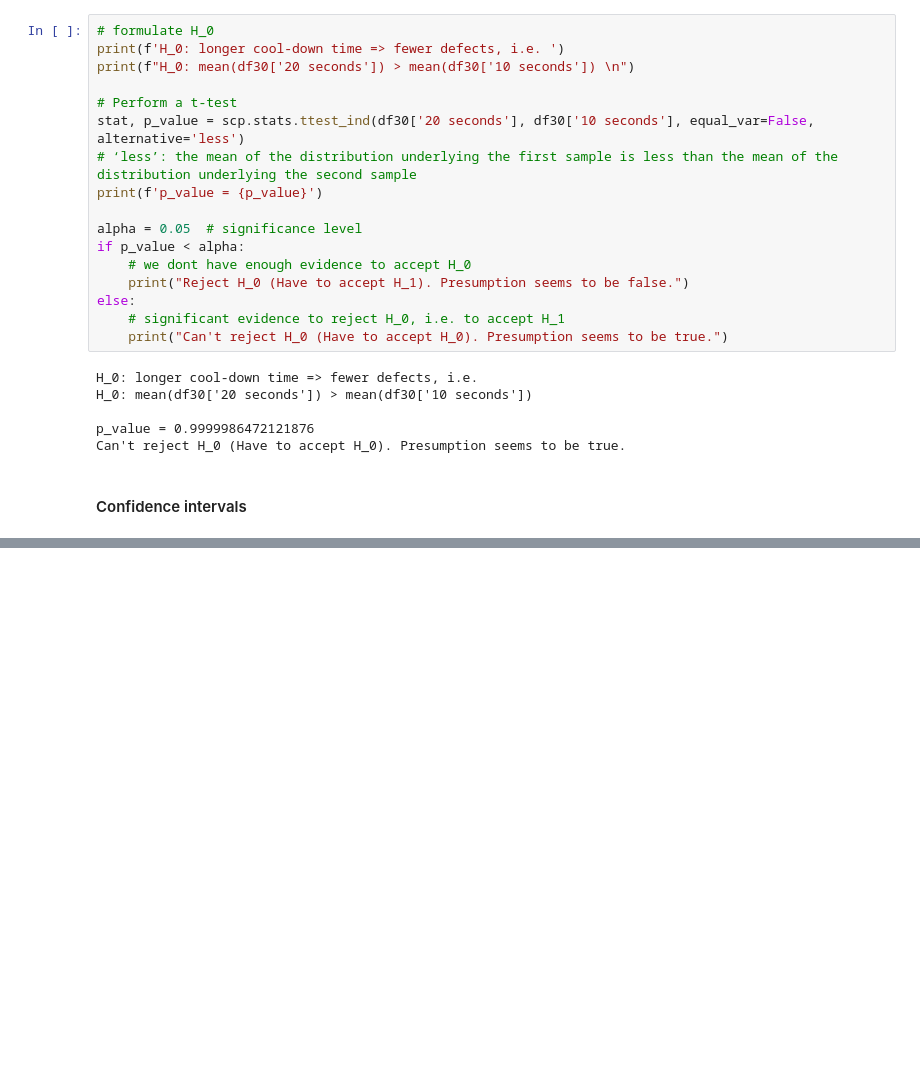
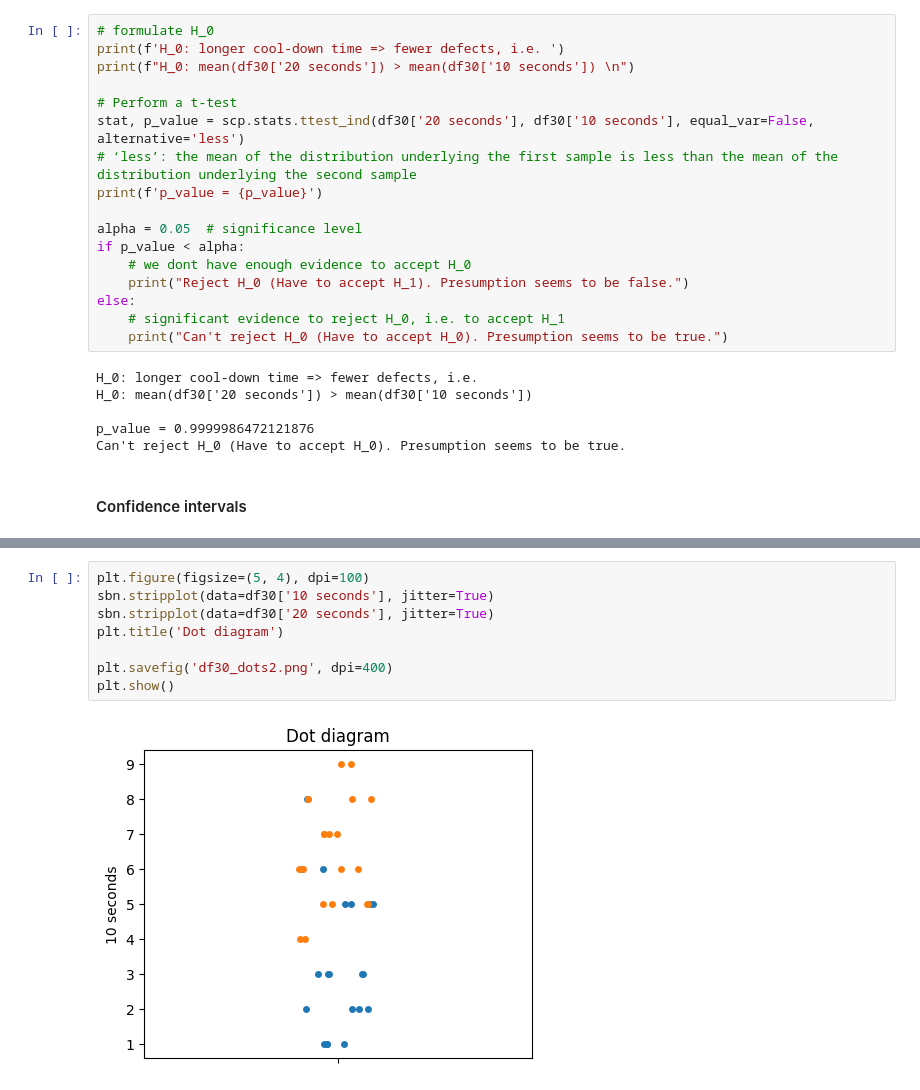
Before and after one commit to aleksejalex/super-funicular, a Jupyter notebook: 01NAEX_Exercise_01_Python_solution_Gaj.ipynb, the cells around one changed output, grey strips where cells are left out. Drawn from its saved outputs; the diff is of its cells as text; blank space fills up the shorter version.

```diff
--- a/01NAEX_Exercise_01_Python_solution_Gaj.ipynb
+++ b/01NAEX_Exercise_01_Python_solution_Gaj.ipynb
@@ -417,0 +429,10 @@ print("95% Confidence Interval on the Difference in Means:", confidence_interval
+# %%
+plt.figure(figsize=(5, 4), dpi=100)
+sbn.stripplot(data=df30['10 seconds'], jitter=True)
+sbn.stripplot(data=df30['20 seconds'], jitter=True)
+plt.title('Dot diagram')
+
+plt.savefig('df30_dots2.png', dpi=400)
+plt.show()
+# %% [output]
+[figure, added]
```
Also changed, not shown: parts of 3 cells of this notebook.
